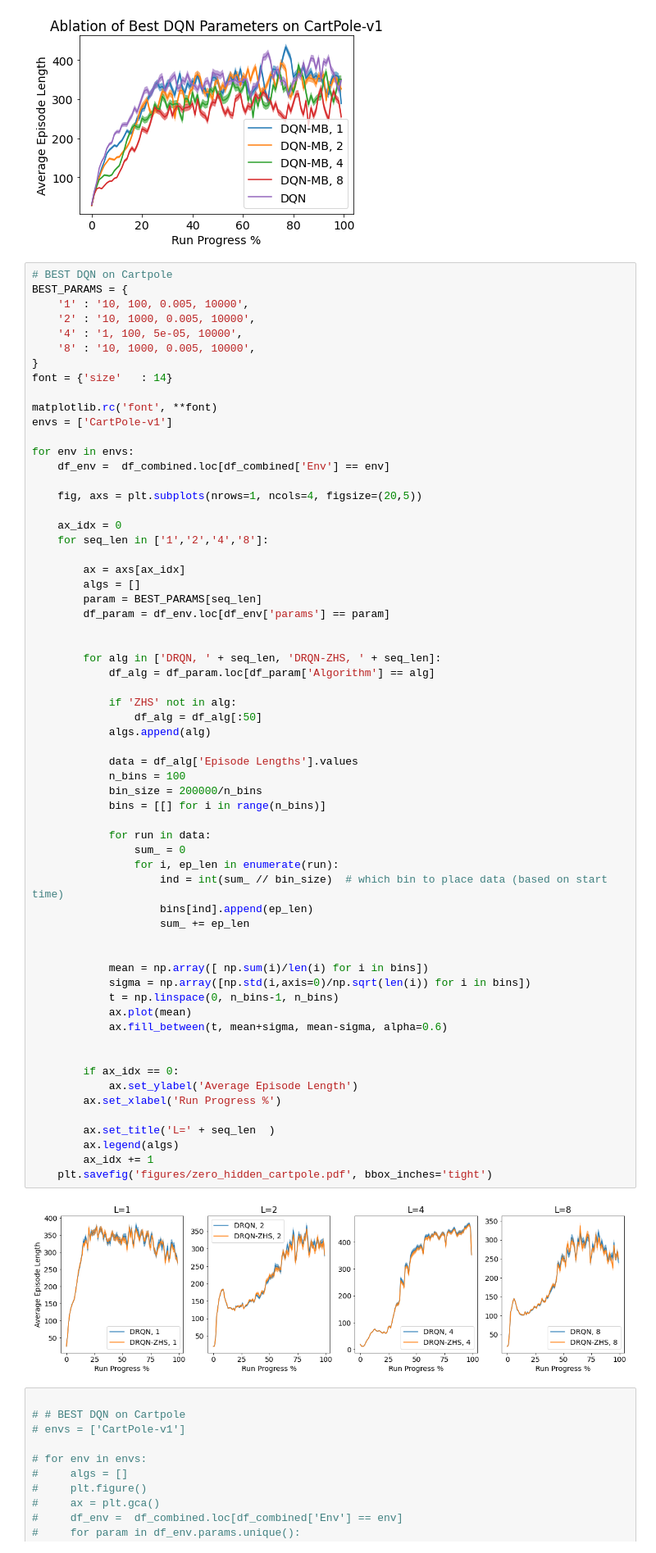
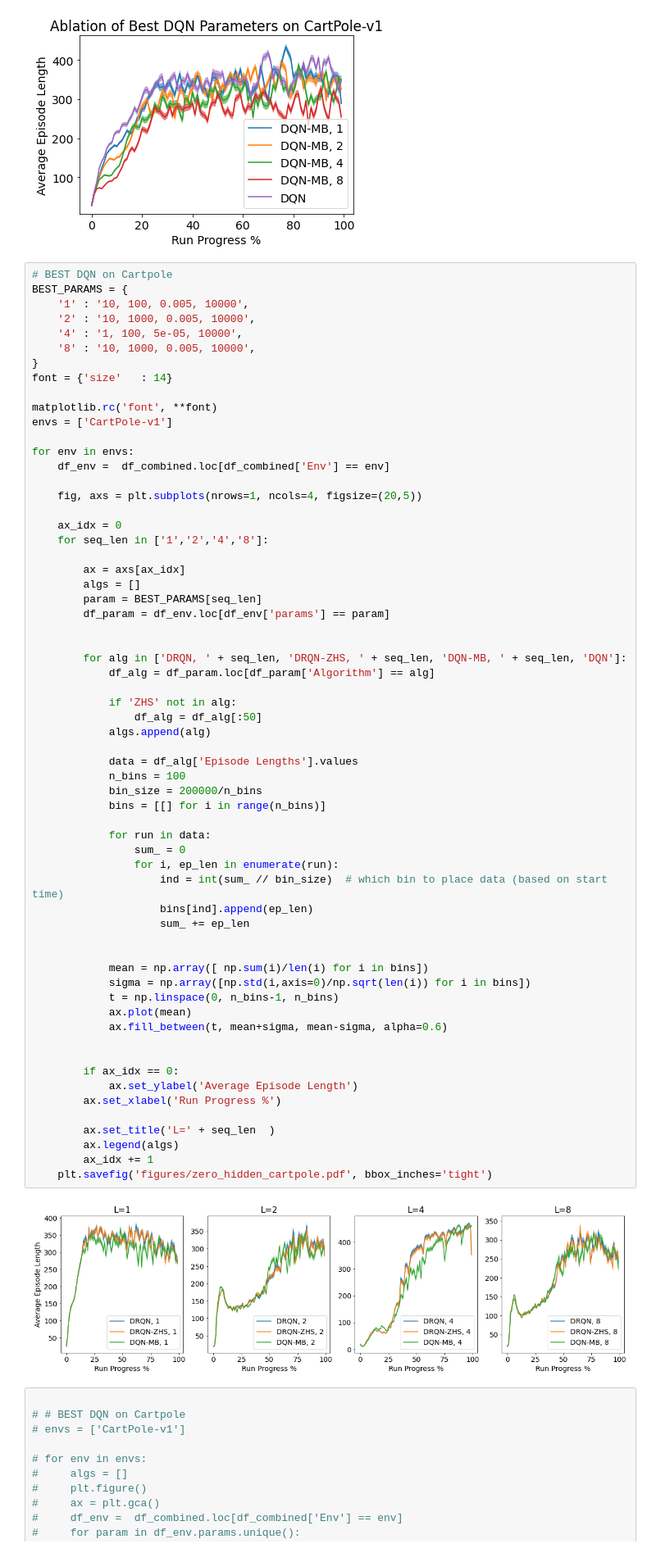
Before and after one commit to RevanMacQueen/DRQN, a Jupyter notebook: ablations.ipynb, the cells around one changed output. Shown at 82% size. Cells and saved outputs as stored; diff of their text form.

```diff
--- a/ablations.ipynb
+++ b/ablations.ipynb
@@ -172,7 +172,7 @@ for env in envs:
         df_param = df_env.loc[df_env['params'] == param]
 
 
-        for alg in ['DRQN, ' + seq_len, 'DRQN-ZHS, ' + seq_len]:
+        for alg in ['DRQN, ' + seq_len, 'DRQN-ZHS, ' + seq_len, 'DQN-MB, ' + seq_len, 'DQN']:
             df_alg = df_param.loc[df_param['Algorithm'] == alg]
 
             if 'ZHS' not in alg:
@@ -181,34 +181,34 @@ for env in envs:
 
             data = df_alg['Episode Lengths'].values
             n_bins = 100
             bin_size = 200000/n_bins
             bins = [[] for i in range(n_bins)]
 
             for run in data:
                 sum_ = 0
                 for i, ep_len in enumerate(run):
                     ind = int(sum_ // bin_size)  # which bin to place data (based on start time)
                     bins[ind].append(ep_len)
                     sum_ += ep_len
 
 
             mean = np.array([ np.sum(i)/len(i) for i in bins])
             sigma = np.array([np.std(i,axis=0)/np.sqrt(len(i)) for i in bins])
             t = np.linspace(0, n_bins-1, n_bins)
             ax.plot(mean)
             ax.fill_between(t, mean+sigma, mean-sigma, alpha=0.6)
 
 
         if ax_idx == 0:
             ax.set_ylabel('Average Episode Length')
         ax.set_xlabel('Run Progress %')
 
         ax.set_title('L=' + seq_len  )
         ax.legend(algs)
         ax_idx += 1
     plt.savefig('figures/zero_hidden_cartpole.pdf', bbox_inches='tight')
 # %% [output]
-[figure, old version]
+[figure, new version]
 # %%
 
 # # BEST DQN on Cartpole
```
Also changed, not shown: 5 other files.
